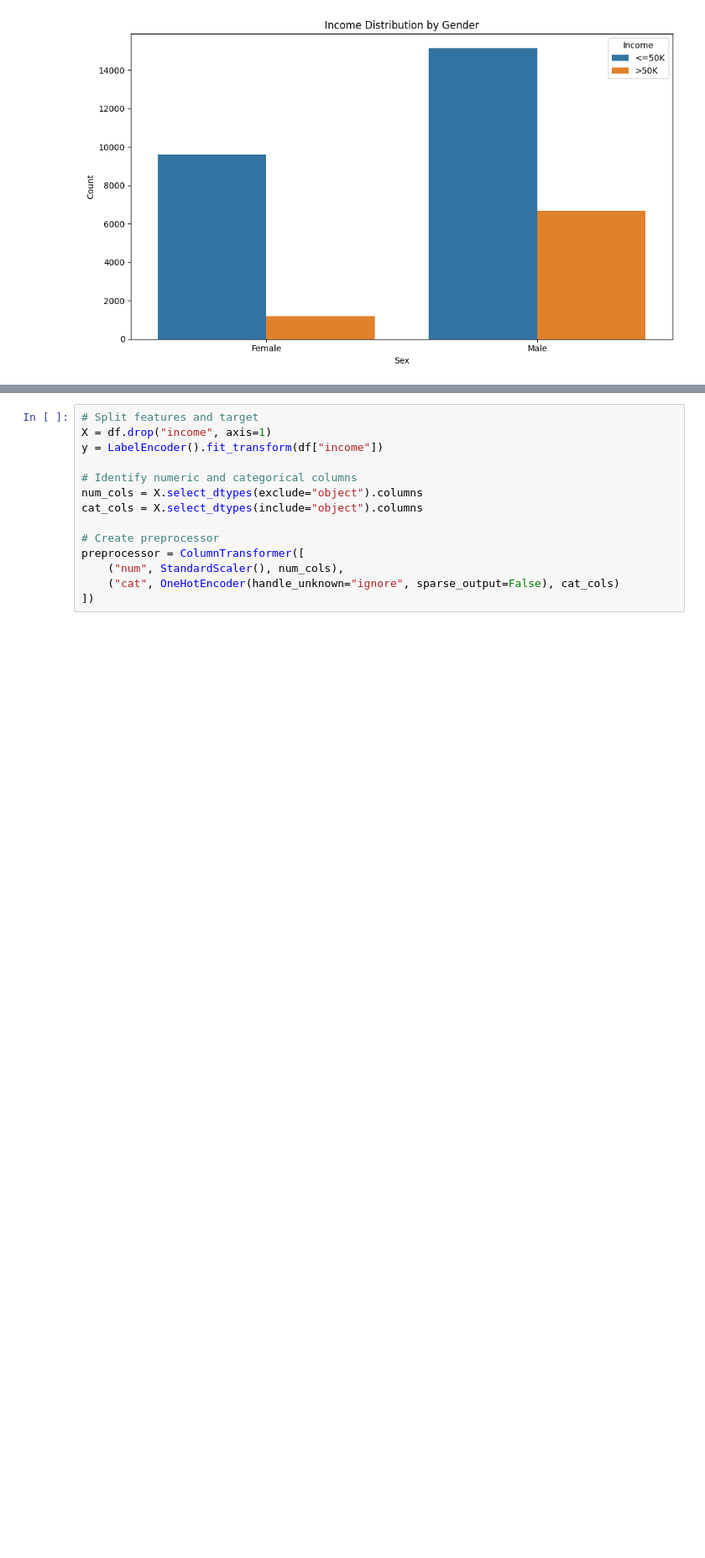
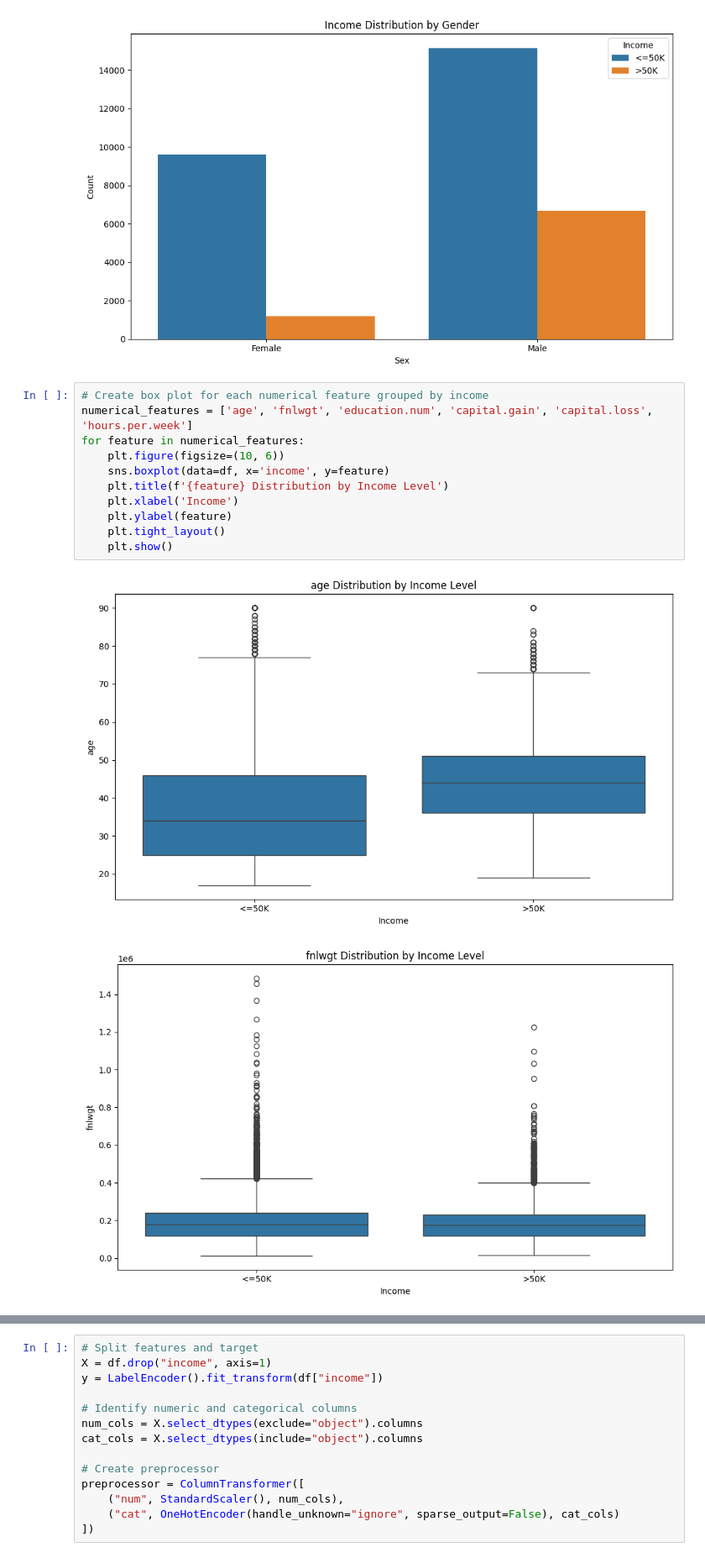
Before and after one commit to mohamed-geweida/adult-census-income-ml, a Jupyter notebook: adult_census_income.ipynb, the cells around one changed output, grey strips where cells are left out. Shown: that part at 84% size. Cells and saved outputs as stored; diff of their text form; blank space fills up the shorter version.

```diff
--- a/adult_census_income.ipynb
+++ b/adult_census_income.ipynb
@@ -169,3 +169,17 @@ plt.tight_layout()
 plt.show()
 # %% [output]
 [figure]
+# %%
+# Create box plot for each numerical feature grouped by income
+numerical_features = ['age', 'fnlwgt', 'education.num', 'capital.gain', 'capital.loss', 'hours.per.week']
+for feature in numerical_features:
+    plt.figure(figsize=(10, 6))
+    sns.boxplot(data=df, x='income', y=feature)
+    plt.title(f'{feature} Distribution by Income Level')
+    plt.xlabel('Income')
+    plt.ylabel(feature)
+    plt.tight_layout()
+    plt.show()
+# %% [output]
+[figure, added]
+[figure, added]
```
Also changed, not shown: parts of 4 cells of this notebook.
